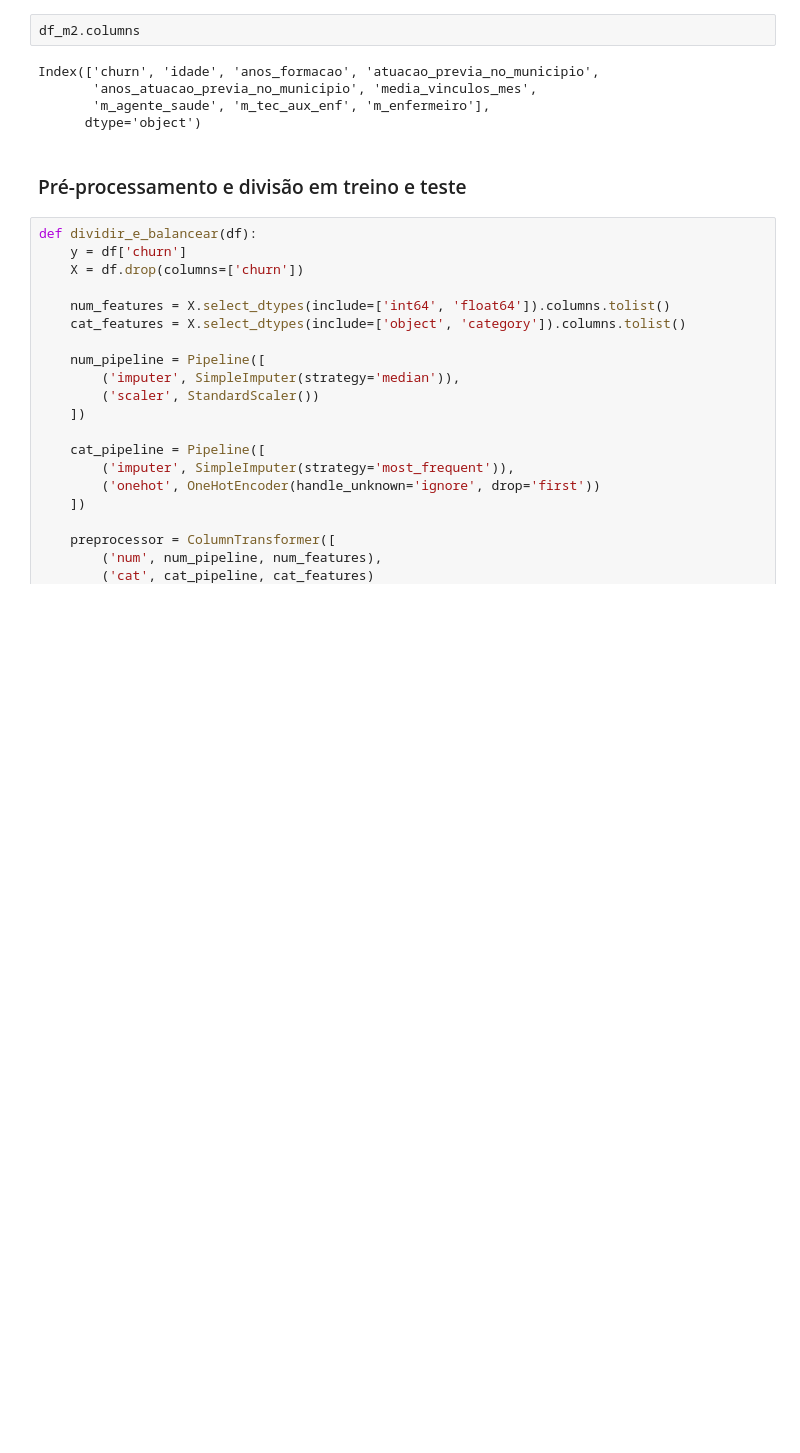
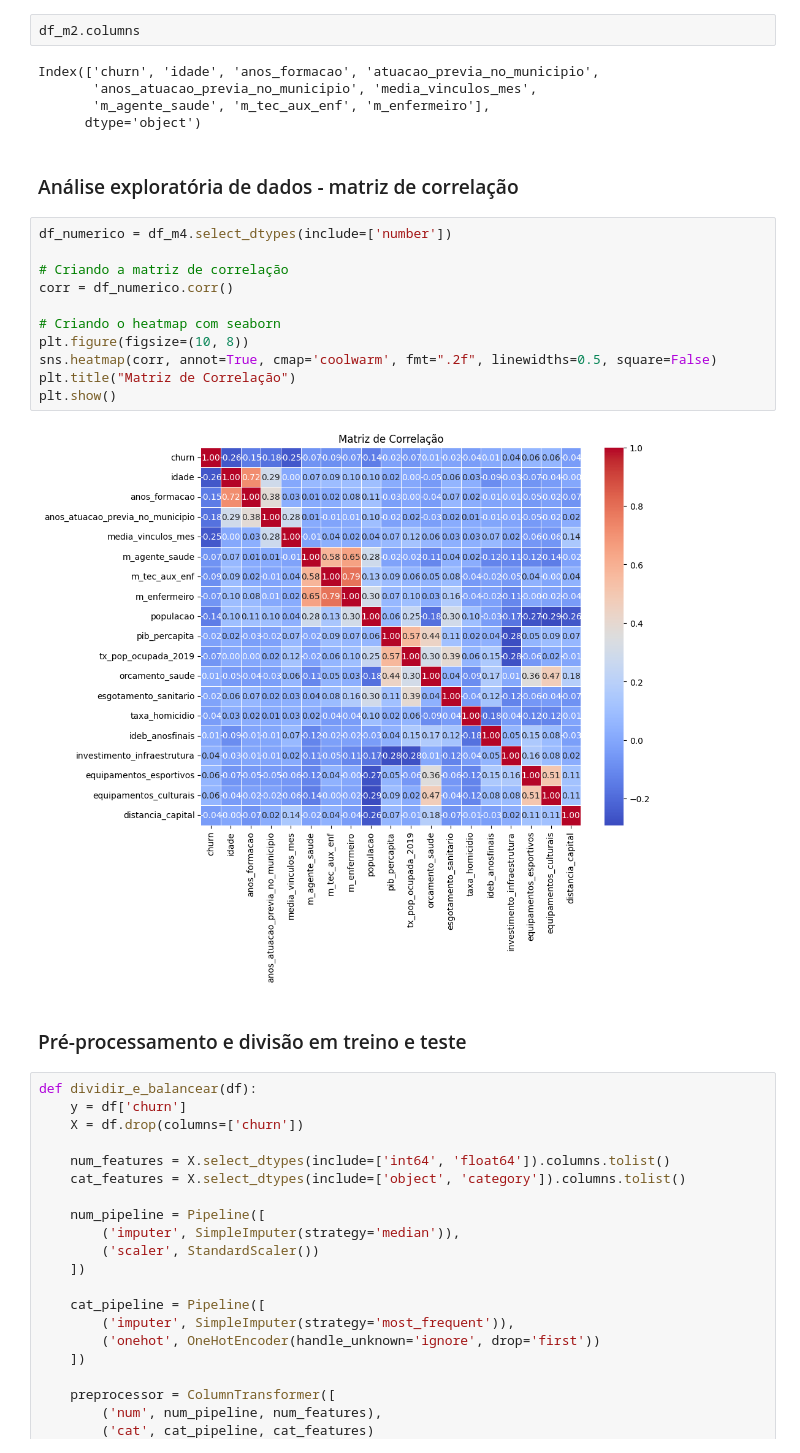
Before and after one commit to 4lefSantos/sa_maismedicos, a Jupyter notebook: 03_script_prediction/modelagem_preditiva_v2final.ipynb, the cells around one changed output. Drawn from its saved outputs; the diff is of its cells as text; blank space fills up the shorter version.

```diff
--- a/03_script_prediction/modelagem_preditiva_v2final.ipynb
+++ b/03_script_prediction/modelagem_preditiva_v2final.ipynb
@@ -74,6 +74,21 @@ Index(['churn', 'idade', 'anos_formacao', 'atuacao_previa_no_municipio',
        'anos_atuacao_previa_no_municipio', 'media_vinculos_mes',
        'm_agente_saude', 'm_tec_aux_enf', 'm_enfermeiro'],
       dtype='object')
+# %% [markdown]
+### Análise exploratória de dados - matriz de correlação
+# %%
+df_numerico = df_m4.select_dtypes(include=['number'])
+
+# Criando a matriz de correlação
+corr = df_numerico.corr()
+
+# Criando o heatmap com seaborn
+plt.figure(figsize=(10, 8))
+sns.heatmap(corr, annot=True, cmap='coolwarm', fmt=".2f", linewidths=0.5, square=False)
+plt.title("Matriz de Correlação")
+plt.show()
+# %% [output]
+[figure, added]
 # %% [markdown]
 ### Pré-processamento e divisão em treino e teste
 # %%
```
Also changed, not shown: 7 other files.
